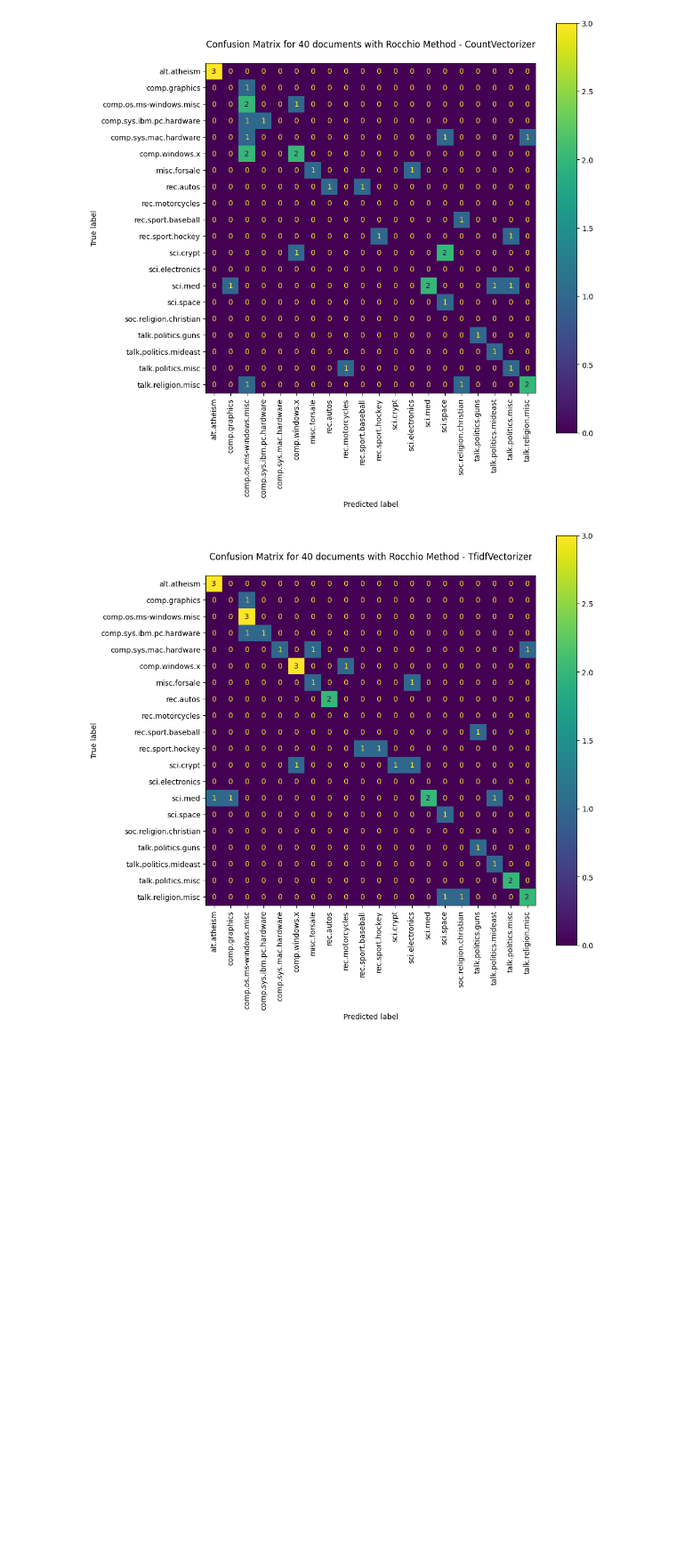
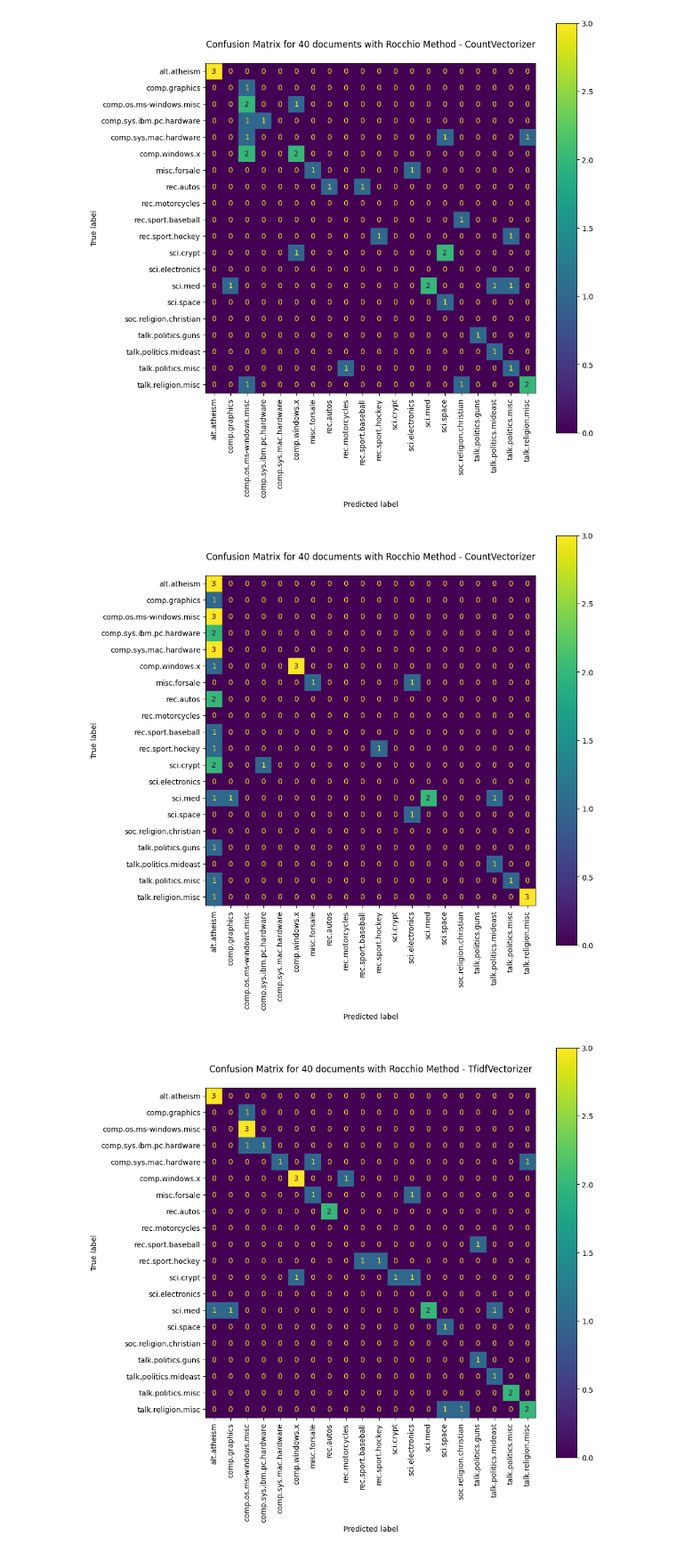
Before and after one commit to lorenzobotto/esercizi-tln, a Jupyter notebook: ex4/exercise_4.ipynb, the cells around one changed output. Shown at 89% size. Saved outputs shown, nothing was run; the diff lists cells and outputs as text; code cells hidden in the pictures; blank space fills up the shorter version.

Commit message:
added ngram count vectoriz and tfidf ngram vector

```diff
--- a/ex4/exercise_4.ipynb
+++ b/ex4/exercise_4.ipynb
@@ -36,8 +36,14 @@ for filenames in os.listdir(directory):
 vectorizer = CountVectorizer(stop_words='english')
 vectors_dataset_count = vectorizer.fit_transform(list_of_vectors)
 
+vectorizer = CountVectorizer(stop_words='english',ngram_range=(5,5))
+vectors_dataset_count_ngram = vectorizer.fit_transform(list_of_vectors)
+
 vectorizer = TfidfVectorizer(stop_words='english')
 vectors_dataset_tfidf = vectorizer.fit_transform(list_of_vectors)
+
+vectorizer = TfidfVectorizer(stop_words='english',ngram_range=(5,5))
+vectors_dataset_tfidf_ngram = vectorizer.fit_transform(list_of_vectors)
 # %%
 def count_doc_positives(target: list, target_class: int) -> int:
     return target.count(target_class)
@@ -106,3 +112,18 @@ Precision Score:  0.475
 Recall Score:  0.42833333333333334
 F1 Score:  0.406991341991342
 --------------------
+# %%
+# CountVectorizer_ngram
+
+X_train, X_test, y_train, y_test = train_test_split(vectors_dataset_count_ngram.toarray(), target, test_size=0.1, random_state=42)
+profiles = rocchio_method(X_train, y_train, len(target_names), 16, 8)
+predictions_count_ngram = predict_rocchio(profiles, X_test)
+
+# I calculate the accuracy, f1, precision and recall score for a single fold
+print("--------------------")
+print("CountVectorizer_ngram")
+print("Accuracy Score: ", accuracy_score(y_test, predictions_count))
+print("Precision Score: ", precision_score(y_test, predictions_count, average='macro'))
+print("Recall Score: ", recall_score(y_test, predictions_count, average='macro'))
+print("F1 Score: ", f1_score(y_test, predictions_count, average='macro'))
+print("--------------------")
@@ -129,3 +158,18 @@ Precision Score:  0.5883333333333333
 Recall Score:  0.5408333333333333
 F1 Score:  0.5166666666666666
 --------------------
+# %%
+# TfidfVectorizer_ngram
+
+X_train, X_test, y_train, y_test = train_test_split(vectors_dataset_tfidf_ngram.toarray(), target, test_size=0.1, random_state=42)
+profiles = rocchio_method(X_train, y_train, len(target_names), 16, 8)
+predictions_tfidf_ngram = predict_rocchio(profiles, X_test)
+
+# I calculate the accuracy, f1, precision and recall score for a single fold
+print("--------------------")
+print("TfidfVectorizer whit n-gram")
+print("Accuracy Score: ", accuracy_score(y_test, predictions_tfidf))
+print("Precision Score: ", precision_score(y_test, predictions_tfidf, average='macro'))
+print("Recall Score: ", recall_score(y_test, predictions_tfidf, average='macro'))
+print("F1 Score: ", f1_score(y_test, predictions_tfidf, average='macro'))
+print("--------------------")
@@ -141,6 +193,16 @@ _ = ax.set_title(
 )
 # %% [output]
 [figure]
+# %%
+# CountVectorizer_ngram Confusion Matrix
+
+fig, ax = plt.subplots(figsize=(10, 10))
+ConfusionMatrixDisplay.from_predictions(y_test, predictions_count_ngram, ax=ax, labels=[x for x in range(20)], display_labels=target_names, xticks_rotation='vertical')
+_ = ax.set_title(
+    f"Confusion Matrix for {len(y_test)} documents with Rocchio Method - CountVectorizer\n"
+)
+# %% [output]
+[figure, added]
 # %%
 # TfidfVectorizer Confusion Matrix
 
```
Also changed, not shown: parts of 4 cells of this notebook.
